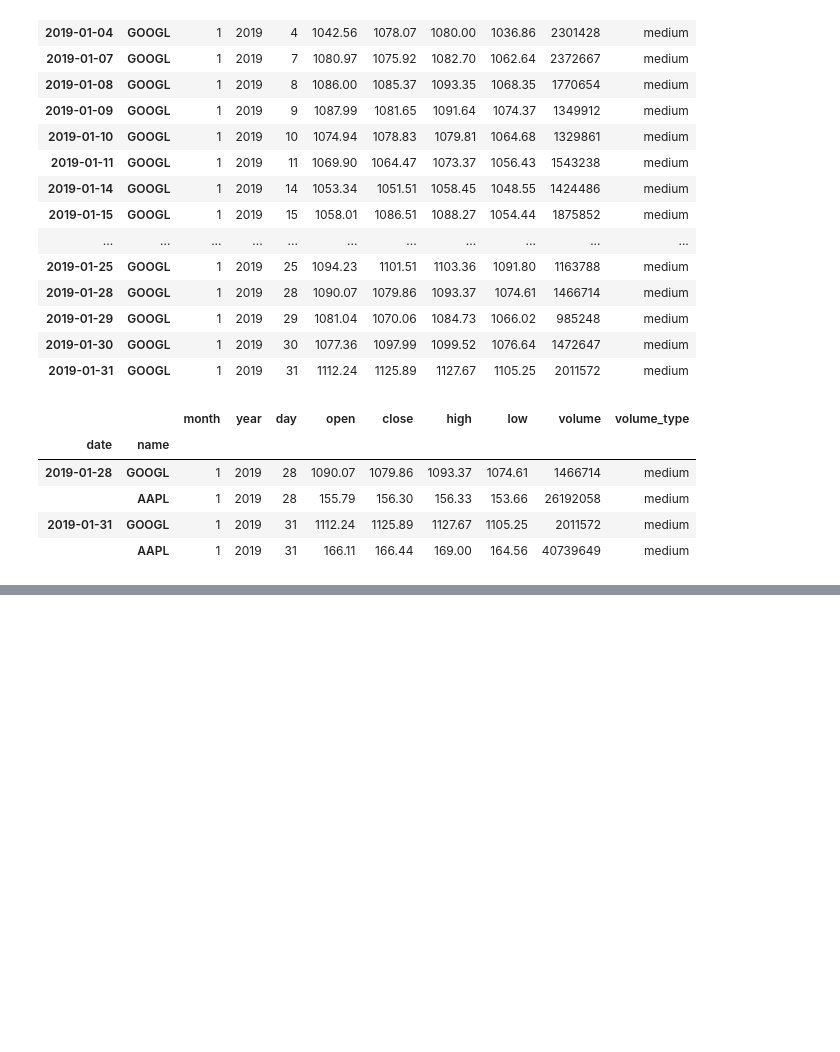
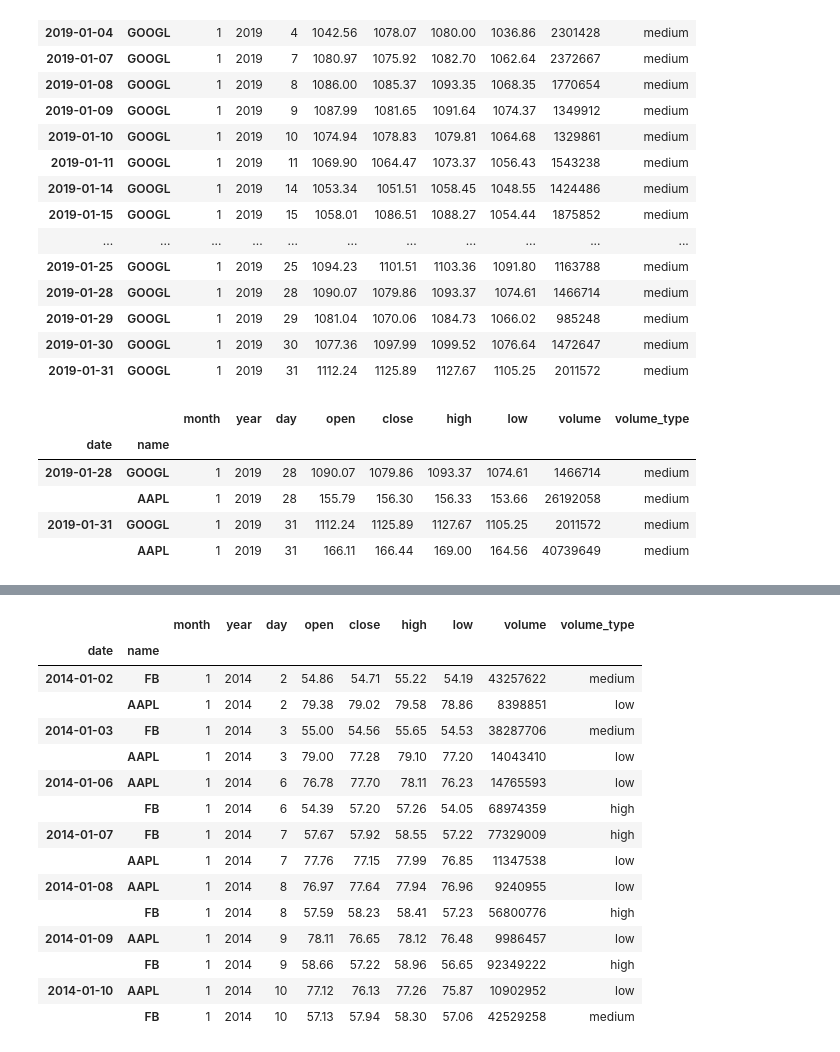
Before and after one commit to Narula901/Python-Library, a Jupyter notebook: Pandas/Practice Problems/Practice Problem - Going MultiDimensional - 2.ipynb, the cells around one changed output, grey strips where cells are left out. Saved outputs shown, nothing was run; the diff lists cells and outputs as text; code cells hidden in the pictures; blank space fills up the shorter version.

```diff
--- a/Pandas/Practice Problems/Practice Problem - Going MultiDimensional - 2.ipynb
+++ b/Pandas/Practice Problems/Practice Problem - Going MultiDimensional - 2.ipynb
@@ -126,0 +144,19 @@ tech.loc[(['2019-01-28', '2019-01-31'],['GOOGL', 'AAPL']), :]
+# %%
+tech.loc[(slice('2014-01-02', '2014-01-10'), ['FB', 'AAPL']), : ]
+# %% [output]
+|  |  | month | year | day | open | close | high | low | volume | volume_type |
+| date | name |  |  |  |  |  |  |  |  |  |
+| 2014-01-02 | FB | 1 | 2014 | 2 | 54.86 | 54.71 | 55.22 | 54.19 | 43257622 | medium |
+|  | AAPL | 1 | 2014 | 2 | 79.38 | 79.02 | 79.58 | 78.86 | 8398851 | low |
+| 2014-01-03 | FB | 1 | 2014 | 3 | 55.00 | 54.56 | 55.65 | 54.53 | 38287706 | medium |
+|  | AAPL | 1 | 2014 | 3 | 79.00 | 77.28 | 79.10 | 77.20 | 14043410 | low |
+| 2014-01-06 | AAPL | 1 | 2014 | 6 | 76.78 | 77.70 | 78.11 | 76.23 | 14765593 | low |
+|  | FB | 1 | 2014 | 6 | 54.39 | 57.20 | 57.26 | 54.05 | 68974359 | high |
+| 2014-01-07 | FB | 1 | 2014 | 7 | 57.67 | 57.92 | 58.55 | 57.22 | 77329009 | high |
+|  | AAPL | 1 | 2014 | 7 | 77.76 | 77.15 | 77.99 | 76.85 | 11347538 | low |
+| 2014-01-08 | AAPL | 1 | 2014 | 8 | 76.97 | 77.64 | 77.94 | 76.96 | 9240955 | low |
+|  | FB | 1 | 2014 | 8 | 57.59 | 58.23 | 58.41 | 57.23 | 56800776 | high |
+| 2014-01-09 | AAPL | 1 | 2014 | 9 | 78.11 | 76.65 | 78.12 | 76.48 | 9986457 | low |
+|  | FB | 1 | 2014 | 9 | 58.66 | 57.22 | 58.96 | 56.65 | 92349222 | high |
+| 2014-01-10 | AAPL | 1 | 2014 | 10 | 77.12 | 76.13 | 77.26 | 75.87 | 10902952 | low |
+|  | FB | 1 | 2014 | 10 | 57.13 | 57.94 | 58.30 | 57.06 | 42529258 | medium |
```
Also changed, not shown: parts of 1 cell of this notebook.
